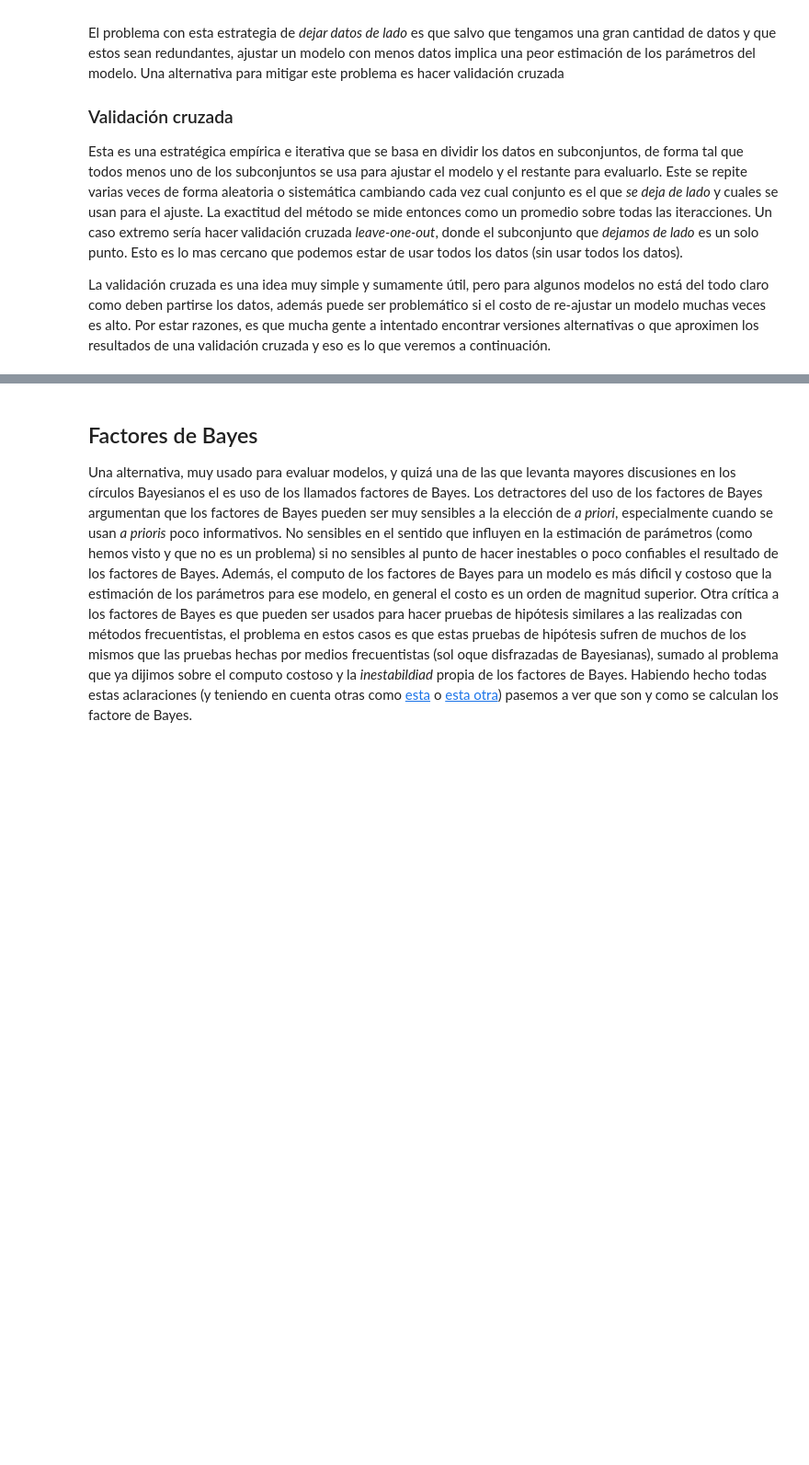
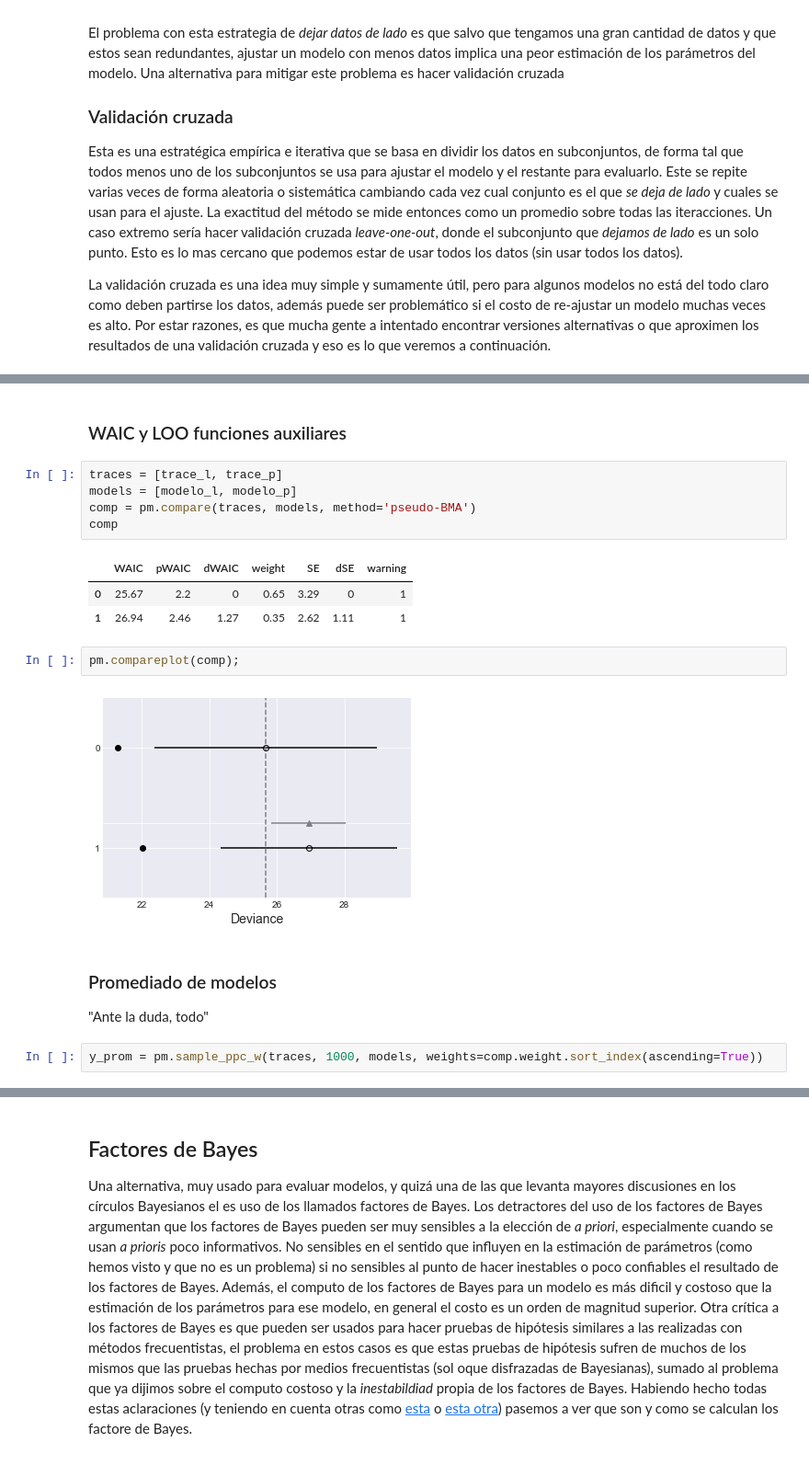
Before and after one commit to jmloyola/EBAD, a Jupyter notebook: 07_Comparación_de_modelos.ipynb, the cells around one changed output, grey strips where cells are left out. Shown at 92% size. Saved outputs shown, nothing was run; the diff lists cells and outputs as text; blank space fills up the shorter version.

Commit message:
agrega loo y funciones auxiliares para comparar modelos

```diff
--- a/07_Comparación_de_modelos.ipynb
+++ b/07_Comparación_de_modelos.ipynb
@@ -261,0 +294,21 @@ pm.waic(trace_l, modelo_l), pm.waic(trace_p, modelo_p)
+# %% [markdown]
+### WAIC y LOO funciones auxiliares
+# %%
+traces = [trace_l, trace_p]
+models = [modelo_l, modelo_p]
+comp = pm.compare(traces, models, method='pseudo-BMA')
+comp
+# %% [output]
+|  | WAIC | pWAIC | dWAIC | weight | SE | dSE | warning |
+| 0 | 25.67 | 2.2 | 0 | 0.65 | 3.29 | 0 | 1 |
+| 1 | 26.94 | 2.46 | 1.27 | 0.35 | 2.62 | 1.11 | 1 |
+# %%
+pm.compareplot(comp);
+# %% [output]
+[figure, added]
+# %% [markdown]
+### Promediado de modelos
+
+"Ante la duda, todo"
+# %%
+y_prom = pm.sample_ppc_w(traces, 1000, models, weights=comp.weight.sort_index(ascending=True))
```
Also changed, not shown: parts of 15 cells of this notebook.
